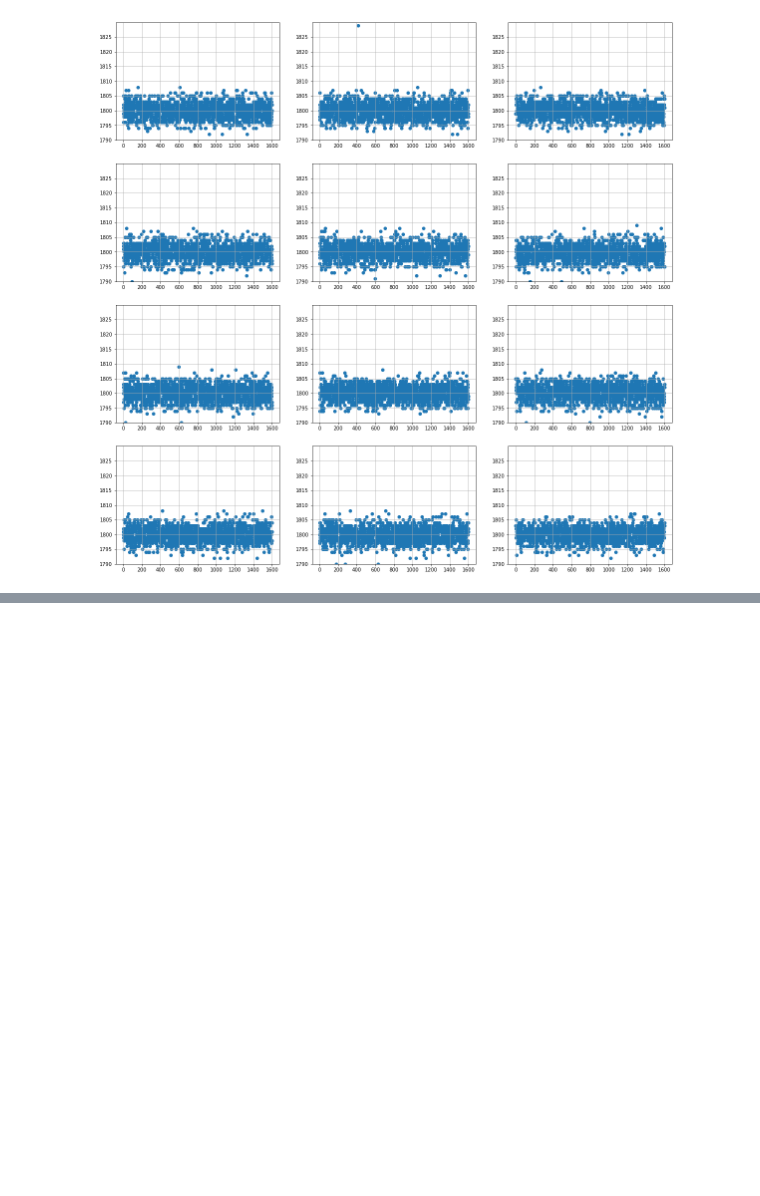
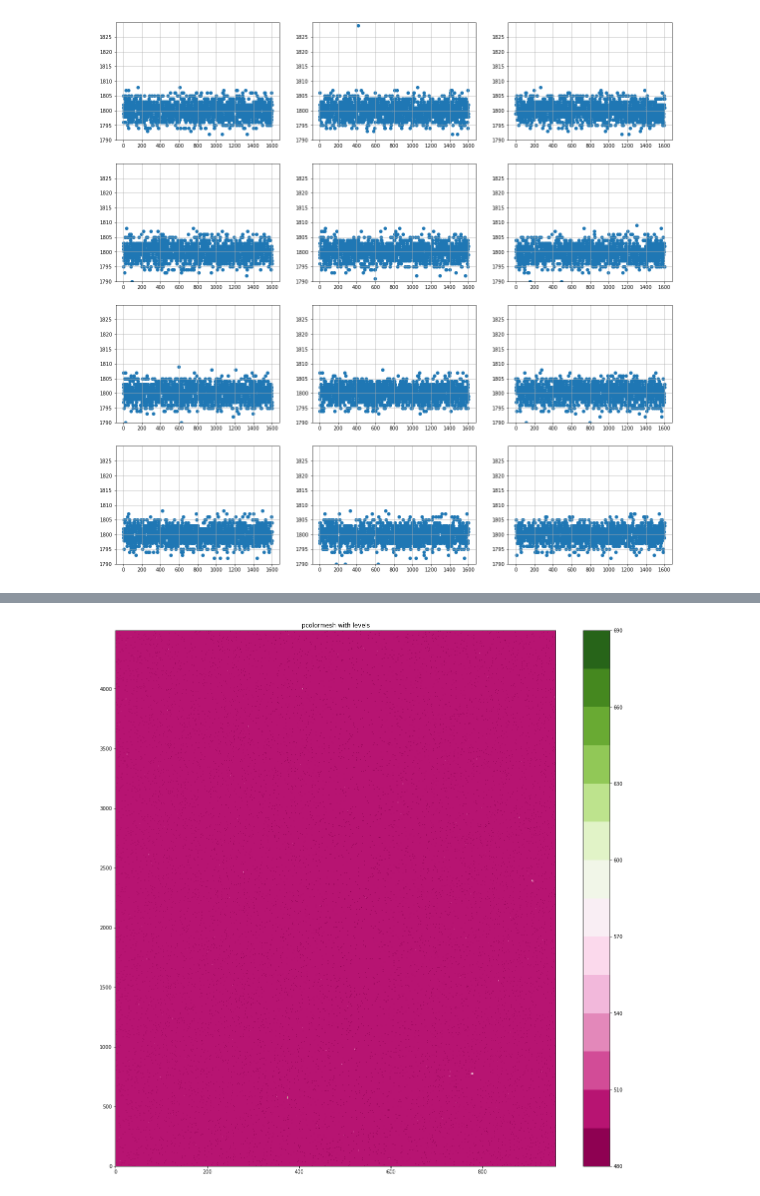
Before and after one commit to MaximArtemev/DUNE, a Jupyter notebook: Research/exploration.ipynb, the cells around one changed output, grey strips where cells are left out. Saved outputs shown, nothing was run; the diff lists cells and outputs as text; code cells hidden in the pictures; blank space fills up the shorter version.

```diff
--- a/Research/exploration.ipynb
+++ b/Research/exploration.ipynb
@@ -140,0 +117,23 @@ array([[   8,    0,    0, ..., 1801, 1805, 1803],
+# %%
+from matplotlib.colors import BoundaryNorm
+from matplotlib.ticker import MaxNLocator
+
+def plot_plane(adcs, figsize=None):
+    if not figsize:
+        figsize = (20, 20)
+    plt.figure(figsize=(20, 20))
+    y, x = np.mgrid[slice(0, adcs.shape[1], 1),
+                    slice(0, adcs.shape[0], 1)]
+    z = adcs.T
+    levels = MaxNLocator(nbins=15).tick_values(z.min(), z.max())
+    cmap = plt.get_cmap('PiYG')
+    norm = BoundaryNorm(levels, ncolors=cmap.N, clip=True)
+    plt.pcolormesh(x, y, z, cmap=cmap, norm=norm)
+    plt.colorbar()
+    plt.title('pcolormesh with levels')
+    fig.tight_layout()
+    plt.show()
+# %%
+plot_plane(collection_channels[-960*5:-960*4])
+# %% [output]
+[figure, added]
```
Also changed, not shown: parts of 9 cells of this notebook, 3 other files.
